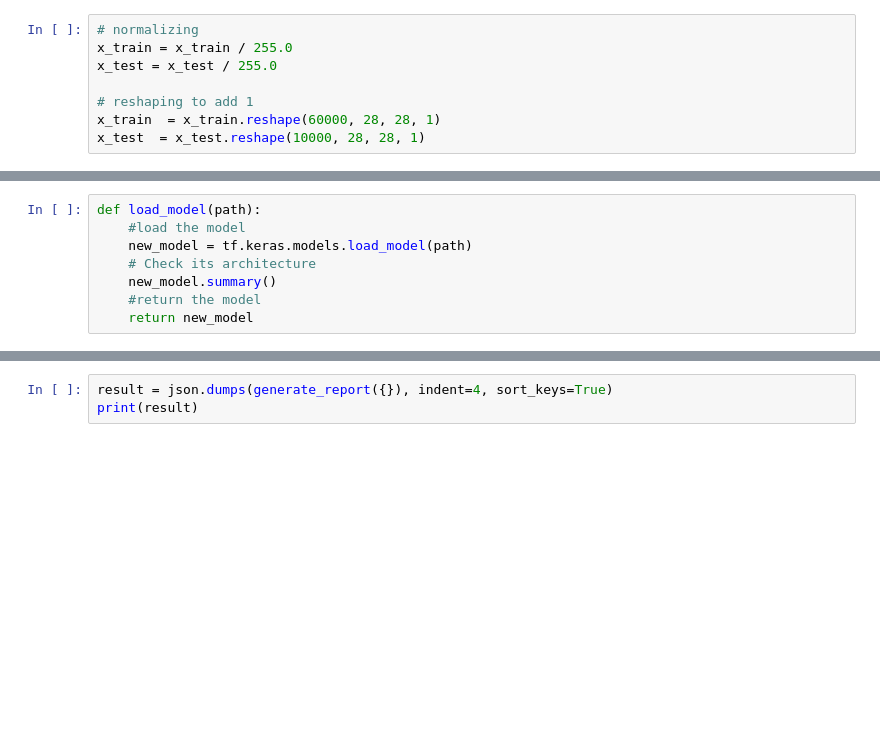
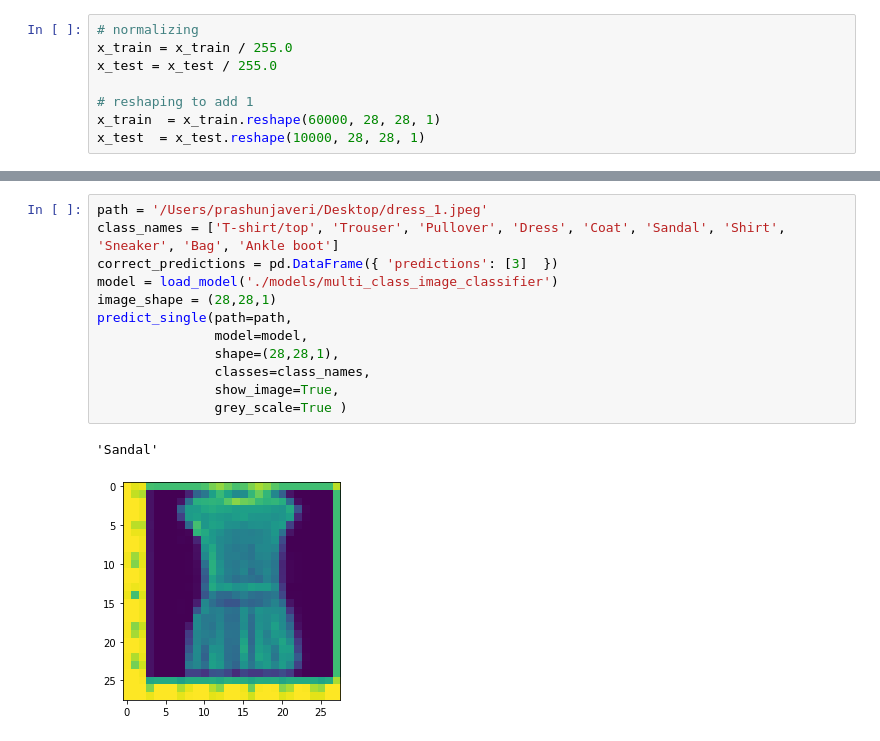
Before and after one commit to prashunjavero/neural_networks, a Jupyter notebook: cnn/03_tf_multi_class_image_classification_using_cnn.ipynb, the cells around one changed output, grey strips where cells are left out. Saved outputs shown, nothing was run; the diff lists cells and outputs as text; blank space fills up the shorter version.

```diff
--- a/cnn/03_tf_multi_class_image_classification_using_cnn.ipynb
+++ b/cnn/03_tf_multi_class_image_classification_using_cnn.ipynb
@@ -158,9 +77 @@ def save_model(path):
-# %%
-def load_model(path):
-    #load the model
-    new_model = tf.keras.models.load_model(path)
-    # Check its architecture
-    new_model.summary()
-    #return the model
-    return new_model
 # %%
@@ -287,3 +81,15 @@ def generate_report(result = {}):
-# %%
-result = json.dumps(generate_report({}), indent=4, sort_keys=True)
-print(result)
+# %%
+path = '/Users/prashunjaveri/Desktop/dress_1.jpeg'
+class_names = ['T-shirt/top', 'Trouser', 'Pullover', 'Dress', 'Coat', 'Sandal', 'Shirt', 'Sneaker', 'Bag', 'Ankle boot']
+correct_predictions = pd.DataFrame({ 'predictions': [3]  })
+model = load_model('./models/multi_class_image_classifier')
+image_shape = (28,28,1)
+predict_single(path=path,
+               model=model,
+               shape=(28,28,1),
+               classes=class_names,
+               show_image=True,
+               grey_scale=True )
+# %% [output]
+'Sandal'
+[figure, added]
```
Also changed, not shown: parts of 23 cells of this notebook, 7 other files.
